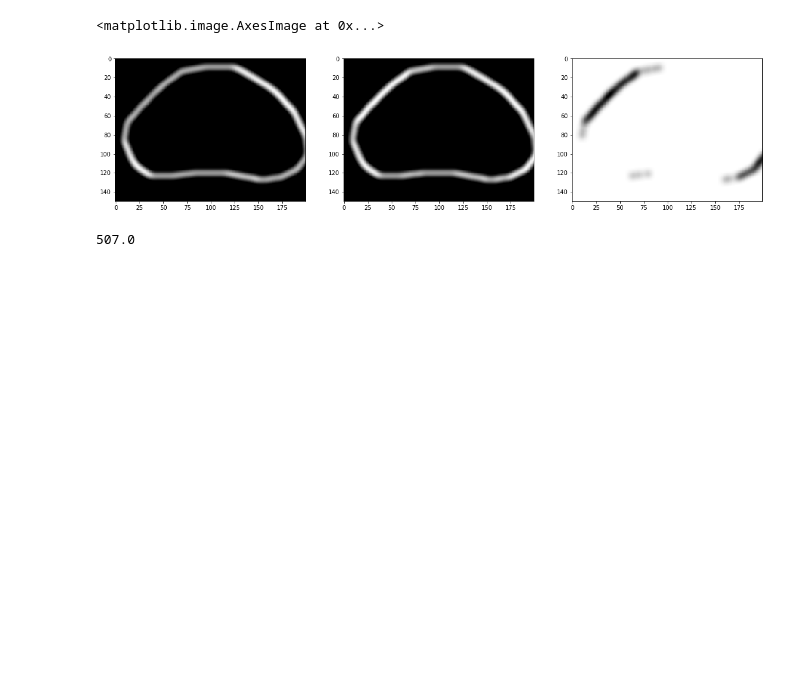
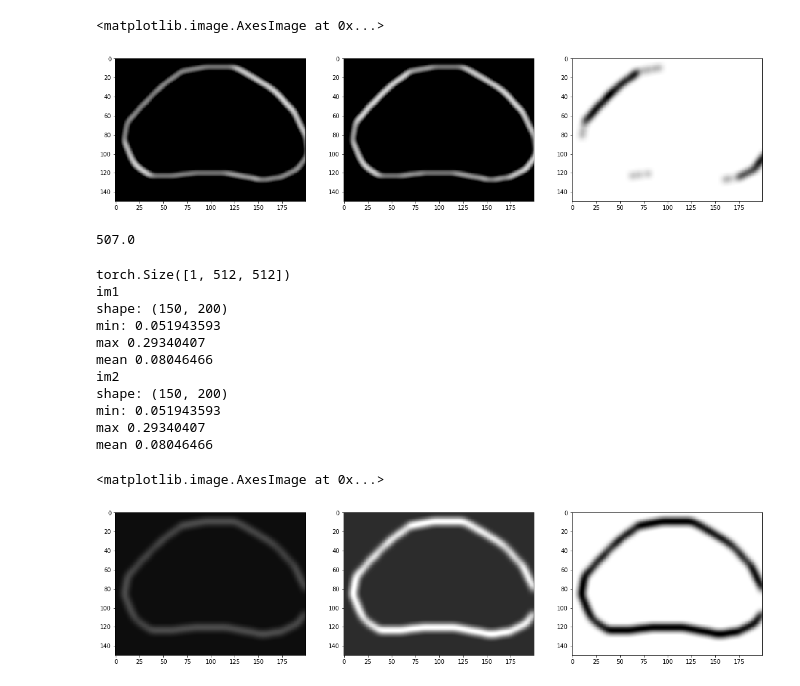
Before and after one commit to FEDMix/DeepLearning-exploration, a Jupyter notebook: code/weighted_loss_function.ipynb, the cells around one changed output. Drawn from its saved outputs; the diff is of its cells as text; code cells hidden in the pictures; blank space fills up the shorter version.

Commit message:
add dilate/erode edge detector to notebook

```diff
--- a/code/weighted_loss_function.ipynb
+++ b/code/weighted_loss_function.ipynb
@@ -200,3 +207,54 @@ mean -0.012834979
 np.sqrt(257049)
 # %% [output]
 507.0
+# %%
+def edge_dilate_smooth(xl, dilate_steps, label, edge_method = 'sqrt'):
+    if edge_method is 'abs':
+        im = all_edges_abs(xl).view(512,512)
+    elif edge_method is 'sqrt':
+        im = all_edges(xl).view(512,512)
+    elif edge_method is 'dilate_erode':
+        im = all_edges_dilate_erode(xl).view(512,512)
+
+    im = im.detach().numpy()[150:300,150:350]
+
+    for i in range(dilate_steps):
+        im = dilation(im)
+    im = torch.tensor([[im]], dtype=torch.float)
+    im = smooth(im).view(150,200).detach().numpy()
+    describe(im, name=label)
+    return im
+
+data_folder = '../data/raw_data/'
+segmentation_file_name = 'Case{}_segmentation.mhd'
+xl = torch.from_numpy(imload(os.path.join(data_folder,segmentation_file_name.format('00'))))[21:22]
+print(xl.shape)
+
+
+plt.figure(figsize=(20,10))
+plt.subplot(1,3,1)
+im1 = edge_dilate_smooth(xl, 0, 'im1', edge_method='dilate_erode')
+plt.imshow(im1, cmap='gray', vmin=0, vmax=1)
+
+plt.subplot(1,3,2)
+im2 = edge_dilate_smooth(xl, 0, 'im2', edge_method='dilate_erode')
+im2 = im2 / np.max(im2)
+plt.imshow(im2, cmap='gray', vmin=0, vmax=1)
+
+plt.subplot(1,3,3)
+mask = im1 - im2
+plt.imshow(mask, cmap='gray')
+# %% [output]
+torch.Size([1, 512, 512])
+im1
+shape: (150, 200)
+min: 0.051943593
+max 0.29340407
+mean 0.08046466
+im2
+shape: (150, 200)
+min: 0.051943593
+max 0.29340407
+mean 0.08046466
+<matplotlib.image.AxesImage at 0x...>
+[figure, added]
```
Also changed, not shown: parts of 2 cells of this notebook.
